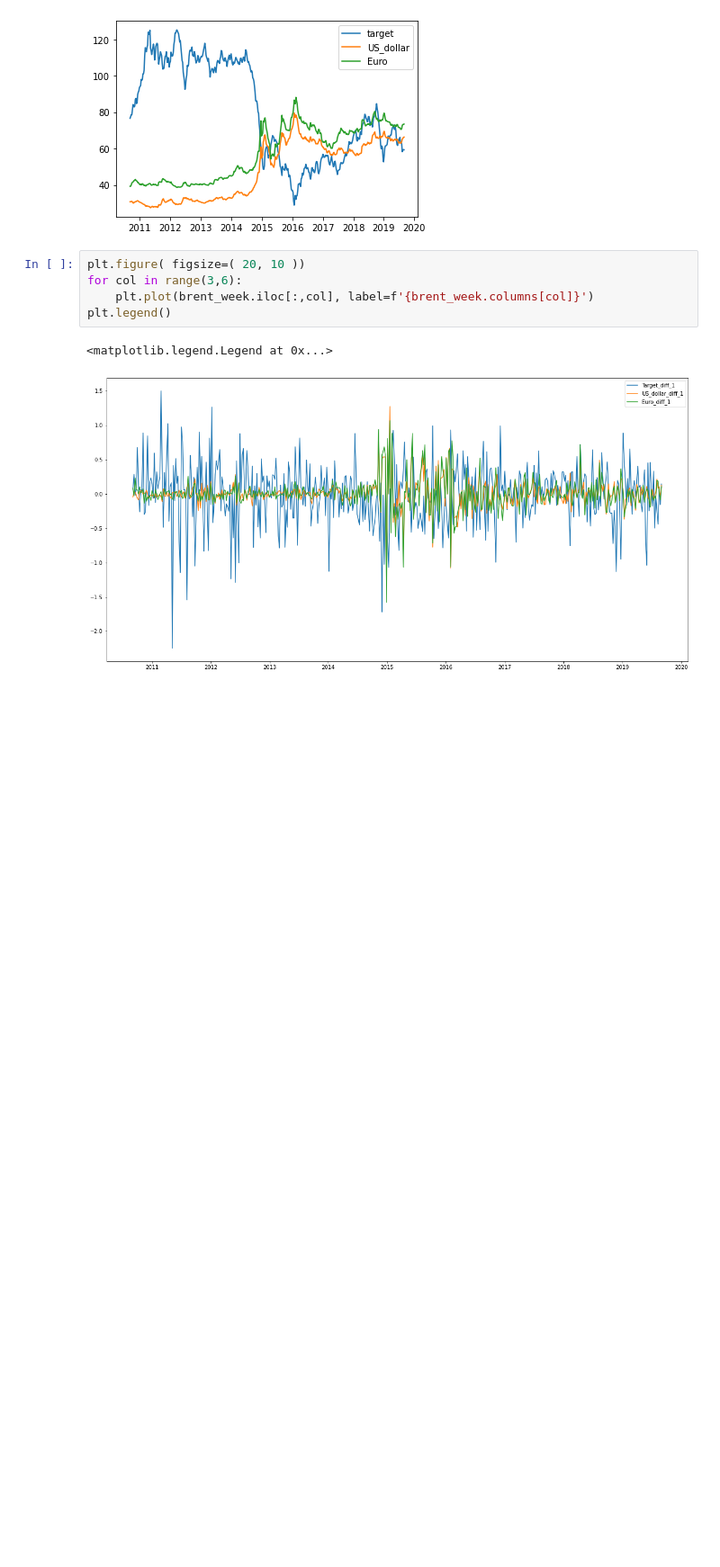
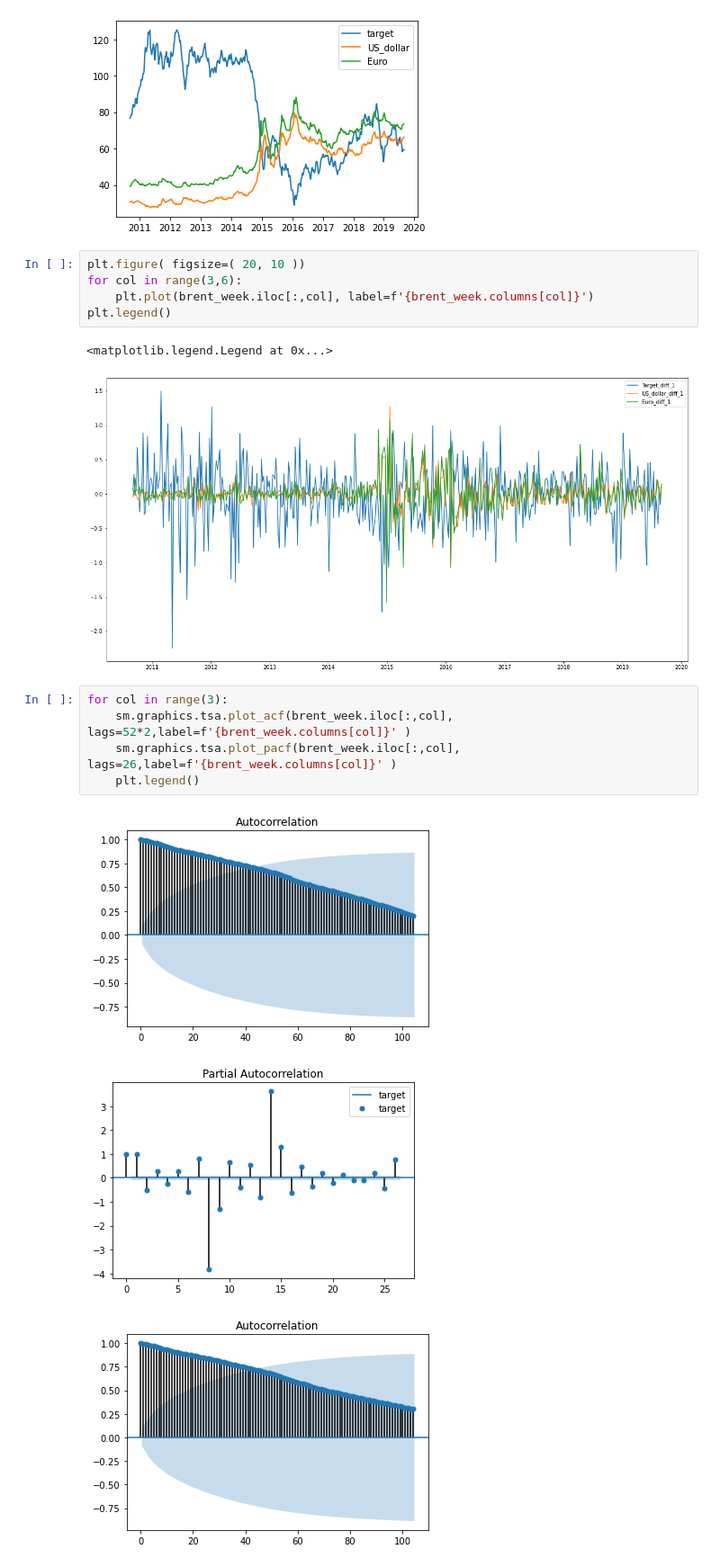
Before and after one commit to aldalinde/Time_series, a Jupyter notebook: lesson_05.ipynb, the cells around one changed output. Shown: that part at 90% size. Saved outputs shown, nothing was run; the diff lists cells and outputs as text; blank space fills up the shorter version.

```diff
--- a/lesson_05.ipynb
+++ b/lesson_05.ipynb
@@ -245,3 +250,12 @@ plt.legend()
 # %% [output]
 <matplotlib.legend.Legend at 0x...>
 [figure]
+# %%
+for col in range(3):
+    sm.graphics.tsa.plot_acf(brent_week.iloc[:,col], lags=52*2,label=f'{brent_week.columns[col]}' )
+    sm.graphics.tsa.plot_pacf(brent_week.iloc[:,col], lags=26,label=f'{brent_week.columns[col]}' )
+    plt.legend()
+# %% [output]
+[figure, added]
+[figure, added]
+[figure, added]
```
Also changed, not shown: parts of 20 cells of this notebook.
